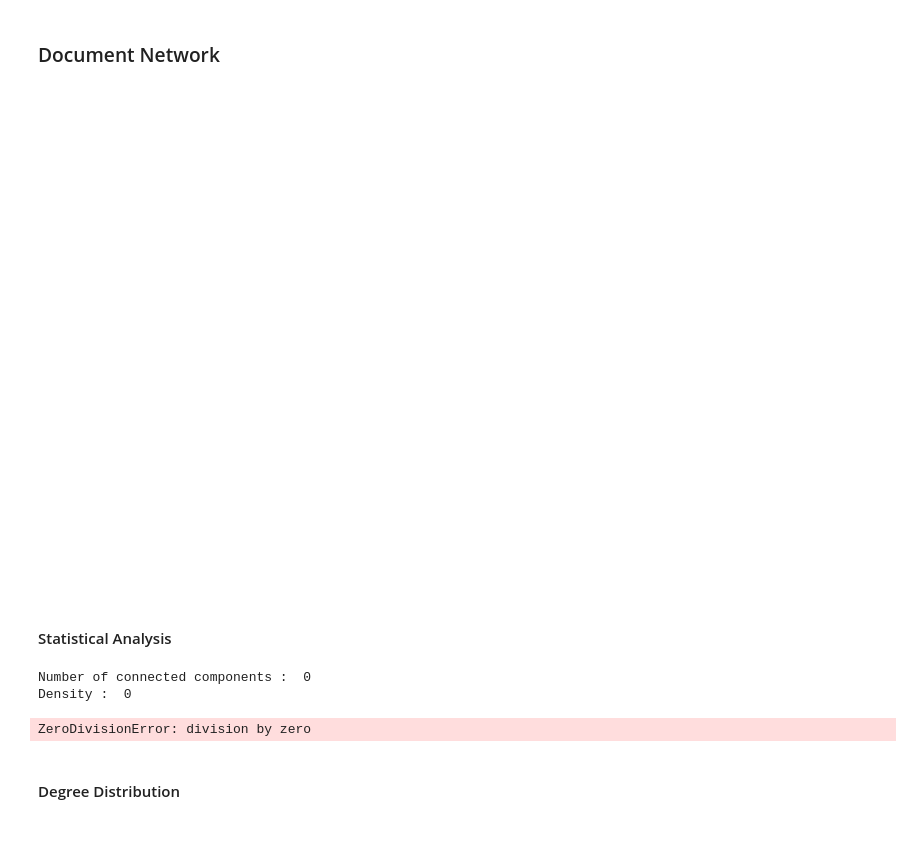
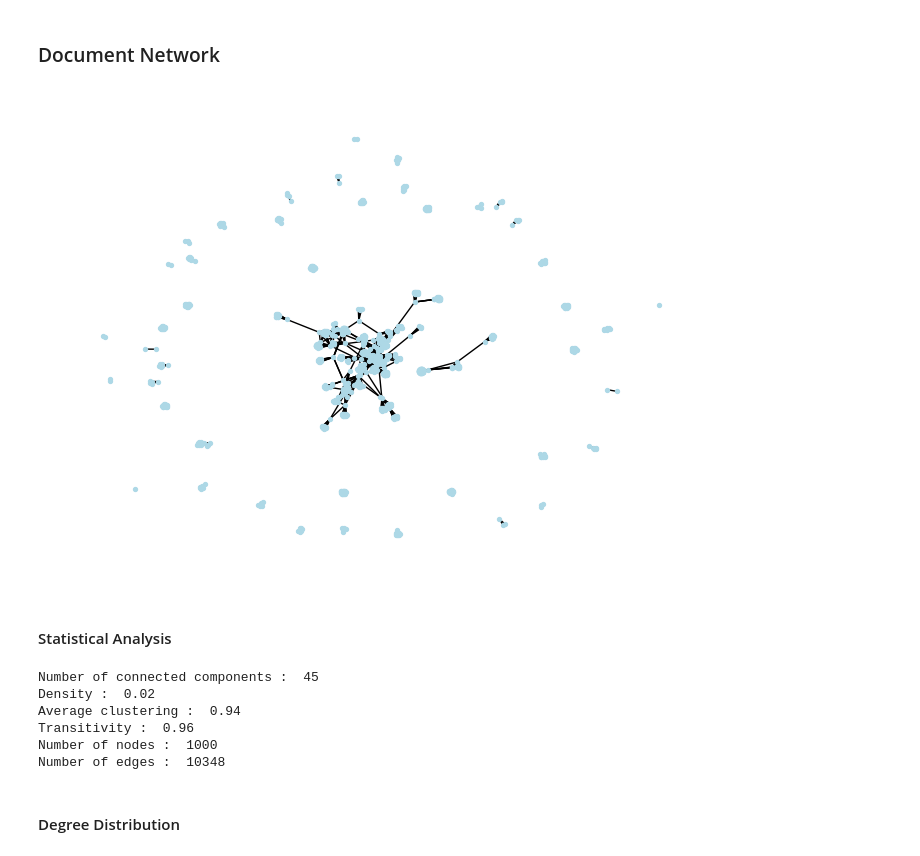
Before and after one commit to FeckNeck/Network-Analysis-for-Information-Retrieval, a Jupyter notebook: index.ipynb, the cells around one changed output. Cells and saved outputs as stored; diff of their text form; code cells hidden in the pictures.

```diff
--- a/index.ipynb
+++ b/index.ipynb
@@ -158,22 +158,21 @@ plt.show()
 # %%
 G = nx.Graph()
 NB_NODES = 1000
 
-if type(corpus['references']) == list:
-    for documents_list in corpus['references']:
-        if documents_list:
-            G.add_nodes_from(documents_list)
-            G.add_edges_from(itertools.combinations(documents_list, 2))
+for documents_list in corpus['references']:
+    if type(documents_list) == list:
+        G.add_nodes_from(documents_list)
+        G.add_edges_from(itertools.combinations(documents_list, 2))
 
 nodes_to_keep = list(G.nodes())[:NB_NODES]
 G_filtered = G.subgraph(nodes_to_keep)
 
 pos = nx.spring_layout(G_filtered)
 nx.draw(G_filtered, pos, with_labels=False, node_size=8, node_color='lightblue', font_size=8)
 
 plt.show()
 # %% [output]
-[figure, old version]
+[figure, new version]
 # %% [markdown]
 #### Statistical Analysis
 # %%
@@ -184,9 +183,12 @@ print("Transitivity : ", round(nx.transitivity(G_filtered), 2))
 print("Number of nodes : ", G_filtered.number_of_nodes())
 print("Number of edges : ", G_filtered.number_of_edges())
 # %% [output]
-Number of connected components :  0
-Density :  0
+Number of connected components :  45
+Density :  0.02
+Average clustering :  0.94
+Transitivity :  0.96
+Number of nodes :  1000
+Number of edges :  10348
-ZeroDivisionError: division by zero
 # %% [markdown]
 #### Degree Distribution
 # %%
```
Also changed, not shown: parts of 9 cells of this notebook.
